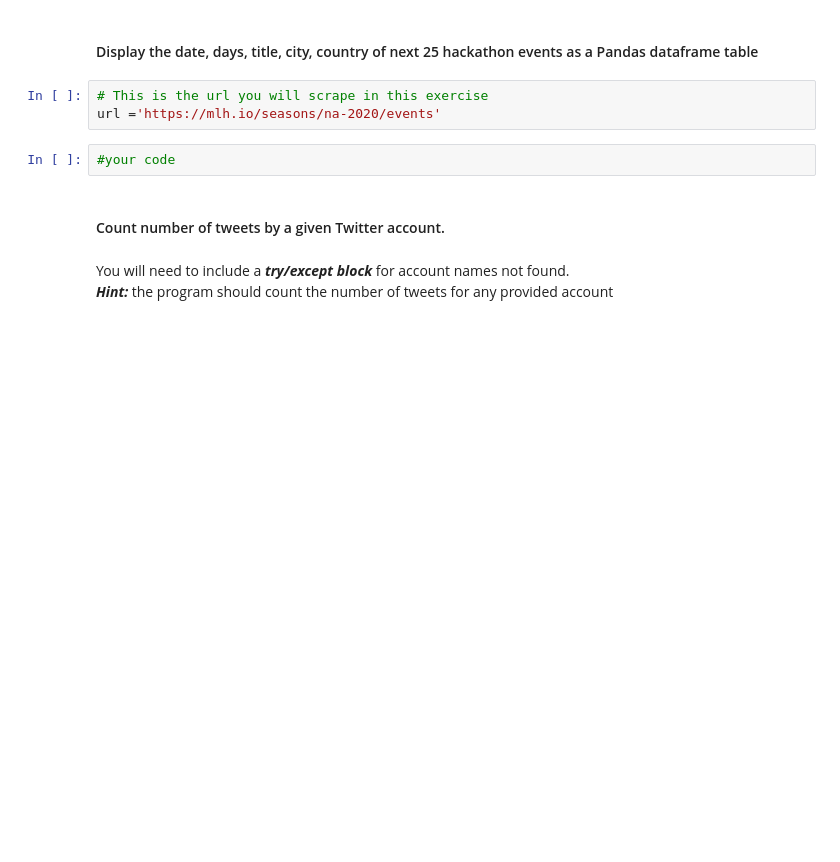
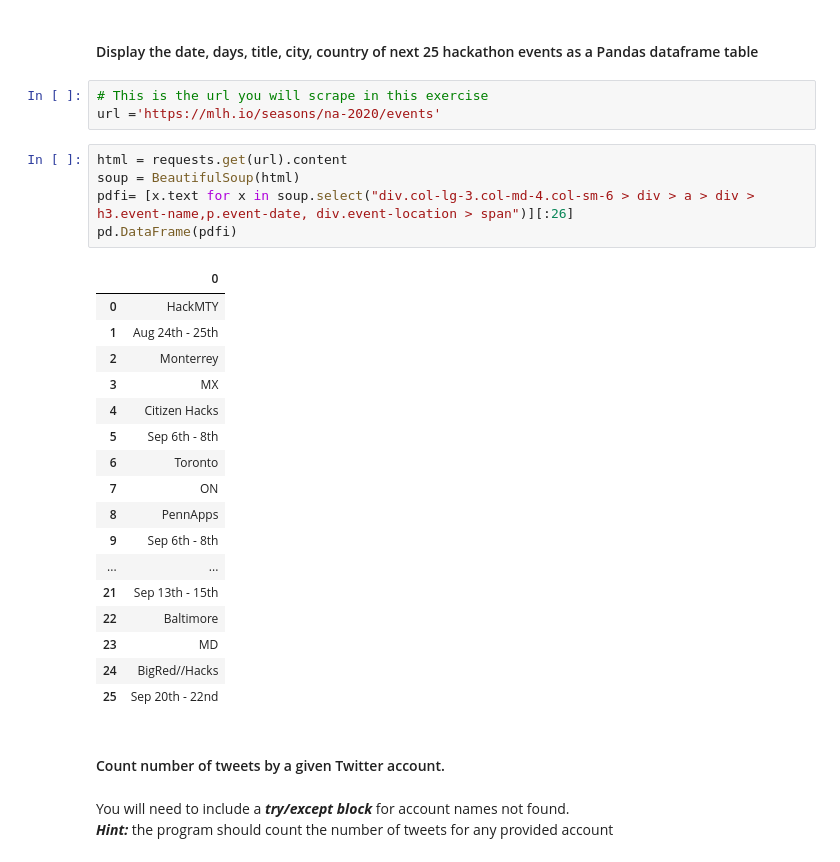
Before and after one commit to Galostt/lab-web-scrapping, a Jupyter notebook: your-code/main.ipynb, the cells around one changed output. Saved outputs shown, nothing was run; the diff lists cells and outputs as text; blank space fills up the shorter version.

```diff
--- a/your-code/main.ipynb
+++ b/your-code/main.ipynb
@@ -233,8 +292,29 @@ url = 'https://www.emsc-csem.org/Earthquake/'
 # %%
 # This is the url you will scrape in this exercise
 url ='https://mlh.io/seasons/na-2020/events'
-# %%
-#your code
+# %%
+html = requests.get(url).content
+soup = BeautifulSoup(html)
+pdfi= [x.text for x in soup.select("div.col-lg-3.col-md-4.col-sm-6 > div > a > div > h3.event-name,p.event-date, div.event-location > span")][:26]
+pd.DataFrame(pdfi)
+# %% [output]
+|  | 0 |
+| 0 | HackMTY |
+| 1 | Aug 24th - 25th |
+| 2 | Monterrey |
+| 3 | MX |
+| 4 | Citizen Hacks |
+| 5 | Sep 6th - 8th |
+| 6 | Toronto |
+| 7 | ON |
+| 8 | PennApps |
+| 9 | Sep 6th - 8th |
+| ... | ... |
+| 21 | Sep 13th - 15th |
+| 22 | Baltimore |
+| 23 | MD |
+| 24 | BigRed//Hacks |
+| 25 | Sep 20th - 22nd |
 # %% [markdown]
 #### Count number of tweets by a given Twitter account.
 # %% [markdown]
```
Also changed, not shown: parts of 12 cells of this notebook, 1 other file.
